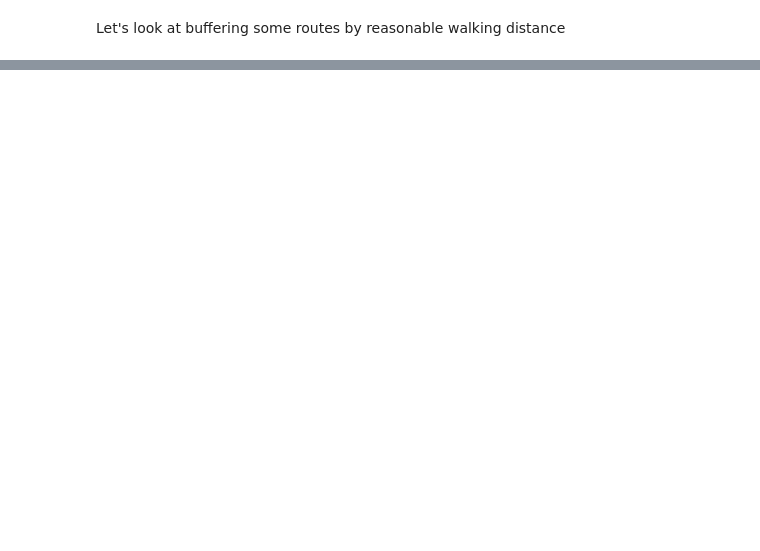
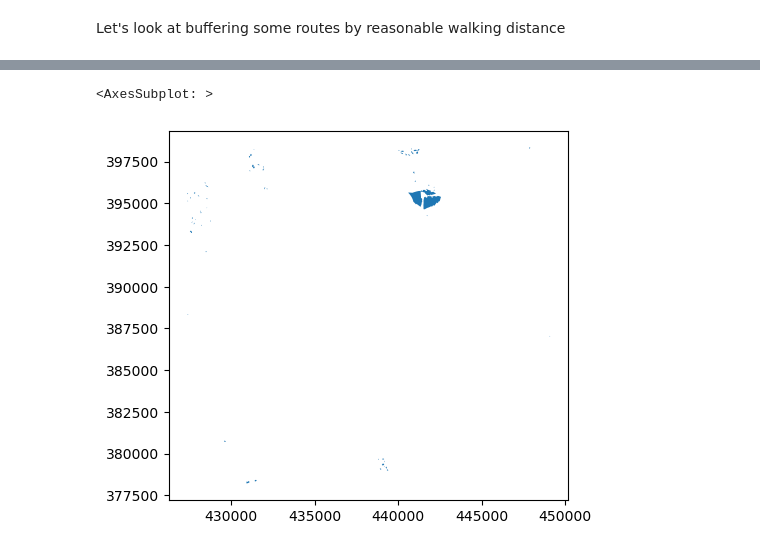
Before and after one commit to tbalbone31/pyrosm_hackathon, a Jupyter notebook: pyrosm_sheffield.ipynb, the cells around one changed output, grey strips where cells are left out. Cells and saved outputs as stored; diff of their text form; code cells hidden in the pictures; blank space fills up the shorter version.

```diff
--- a/pyrosm_sheffield.ipynb
+++ b/pyrosm_sheffield.ipynb
@@ -98,4 +109,2 @@ landuse.plot(ax=ax,column='landuse', figsize=(15,10))  # passing the first plot
 # %% [markdown]
 Let's look at buffering some routes by reasonable walking distance
-# %%
-transit["buffered"] = transit.buffer(10)
@@ -101,0 +117,6 @@ transit["buffered"] = transit.buffer(10)
+# %%
+residential_outside_1km = landuse.overlay(transit_buffered,how='difference')
+residential_outside_1km.plot()
+# %% [output]
+<AxesSubplot: >
+[figure, added]
```
Also changed, not shown: parts of 7 cells of this notebook.
